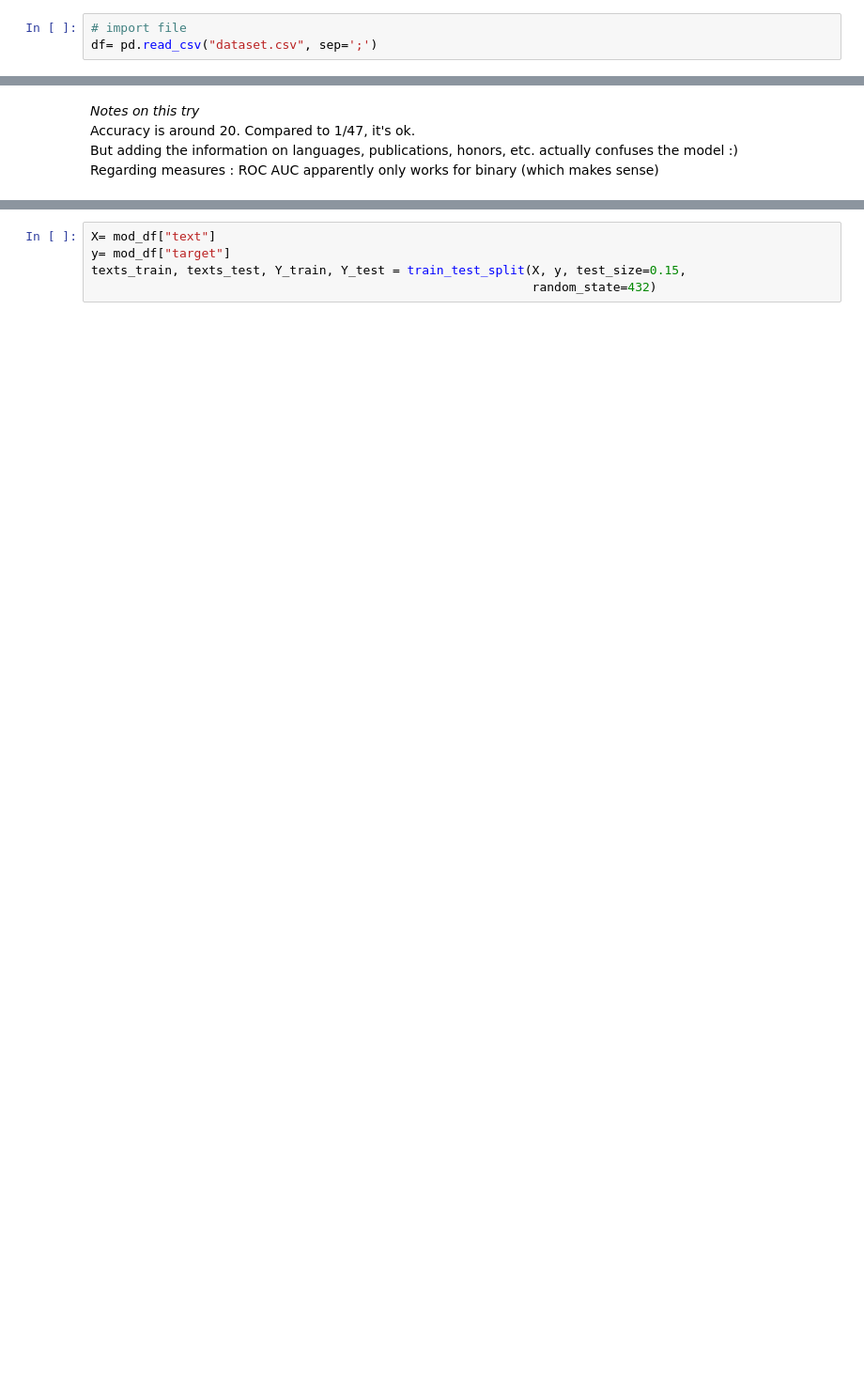
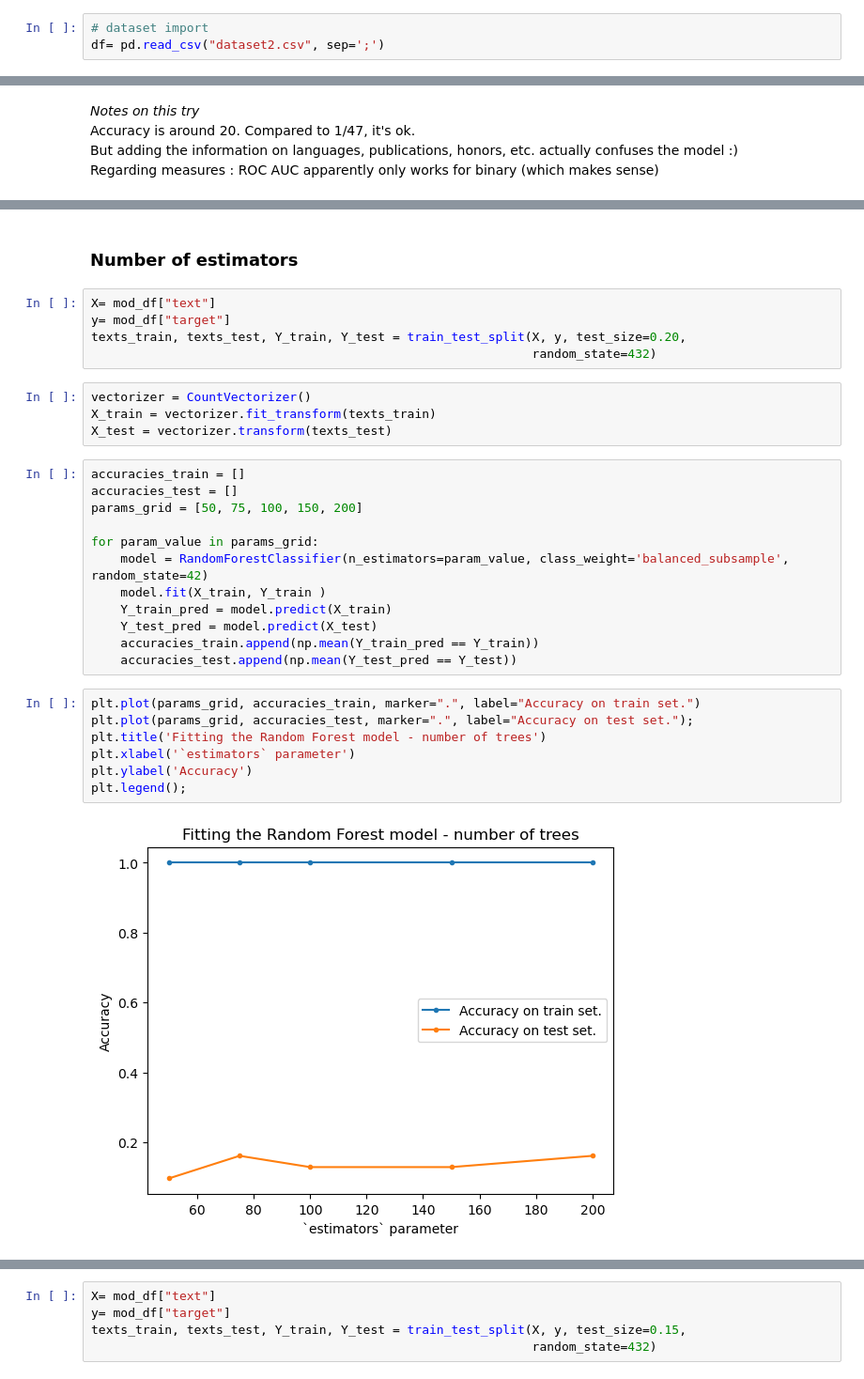
Before and after one commit to tatdef/IH_final_project, a Jupyter notebook: modeling/NLP_modeling_2.ipynb, the cells around one changed output, grey strips where cells are left out. Shown at 94% size. Cells and saved outputs as stored; diff of their text form; blank space fills up the shorter version.

Commit message:
NLP model 2 testing parameters

```diff
--- a/modeling/NLP_modeling_2.ipynb
+++ b/modeling/NLP_modeling_2.ipynb
@@ -30,6 +33,6 @@ pd.set_option("display.max_colwidth", 500)
 # %%
-# import file
-df= pd.read_csv("dataset.csv", sep=';')
+# dataset import
+df= pd.read_csv("dataset2.csv", sep=';')
 # %%
 # check it
 print(df.shape)
@@ -183,0 +236,32 @@ Regarding measures : ROC AUC apparently only works for binary (which makes sense
+# %% [markdown]
+### Number of estimators
+# %%
+X= mod_df["text"]
+y= mod_df["target"]
+texts_train, texts_test, Y_train, Y_test = train_test_split(X, y, test_size=0.20,
+                                                            random_state=432)
+# %%
+vectorizer = CountVectorizer()
+X_train = vectorizer.fit_transform(texts_train)
+X_test = vectorizer.transform(texts_test)
+# %%
+accuracies_train = []
+accuracies_test = []
+params_grid = [50, 75, 100, 150, 200]
+
+for param_value in params_grid:
+    model = RandomForestClassifier(n_estimators=param_value, class_weight='balanced_subsample', random_state=42)
+    model.fit(X_train, Y_train )
+    Y_train_pred = model.predict(X_train)
+    Y_test_pred = model.predict(X_test)
+    accuracies_train.append(np.mean(Y_train_pred == Y_train))
+    accuracies_test.append(np.mean(Y_test_pred == Y_test))
+# %%
+plt.plot(params_grid, accuracies_train, marker=".", label="Accuracy on train set.")
+plt.plot(params_grid, accuracies_test, marker=".", label="Accuracy on test set.");
+plt.title('Fitting the Random Forest model - number of trees')
+plt.xlabel('`estimators` parameter')
+plt.ylabel('Accuracy')
+plt.legend();
+# %% [output]
+[figure, added]
```
Also changed, not shown: parts of 50 cells of this notebook, 1 other file.
